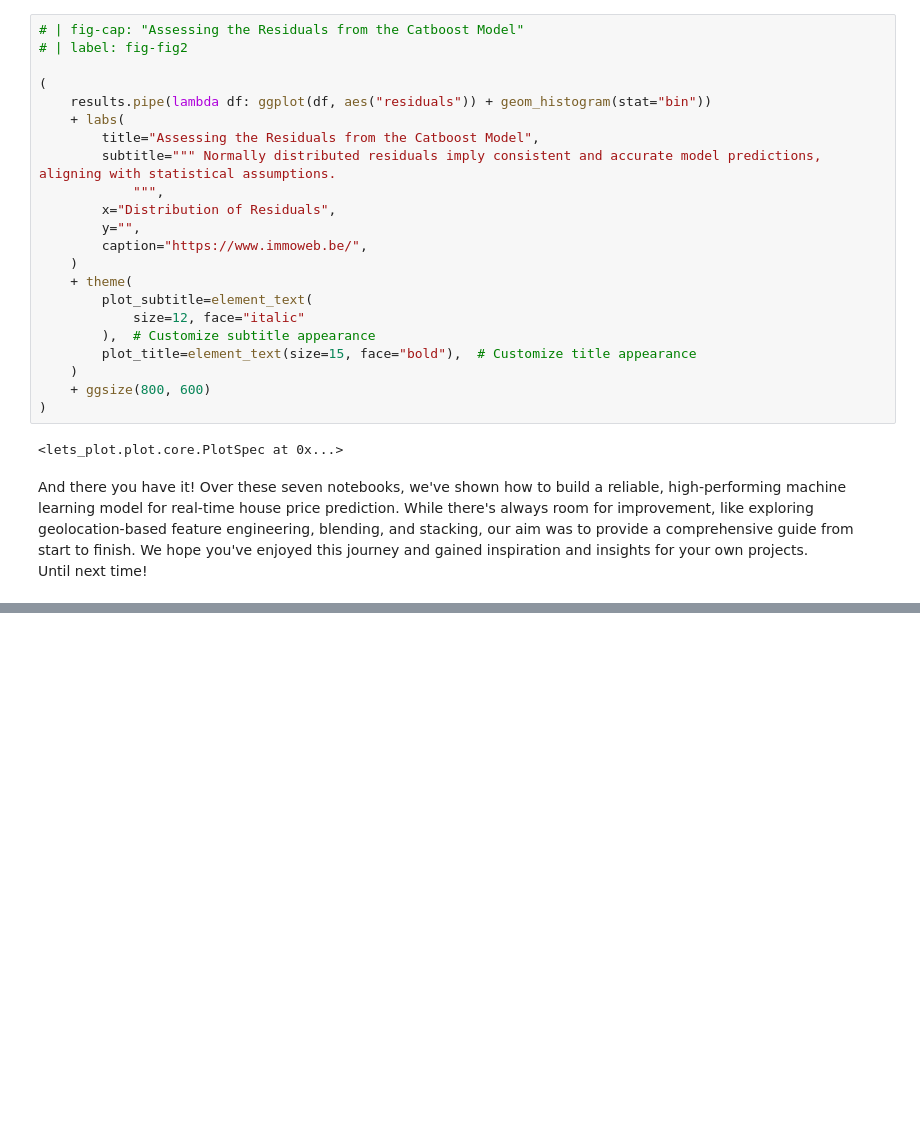
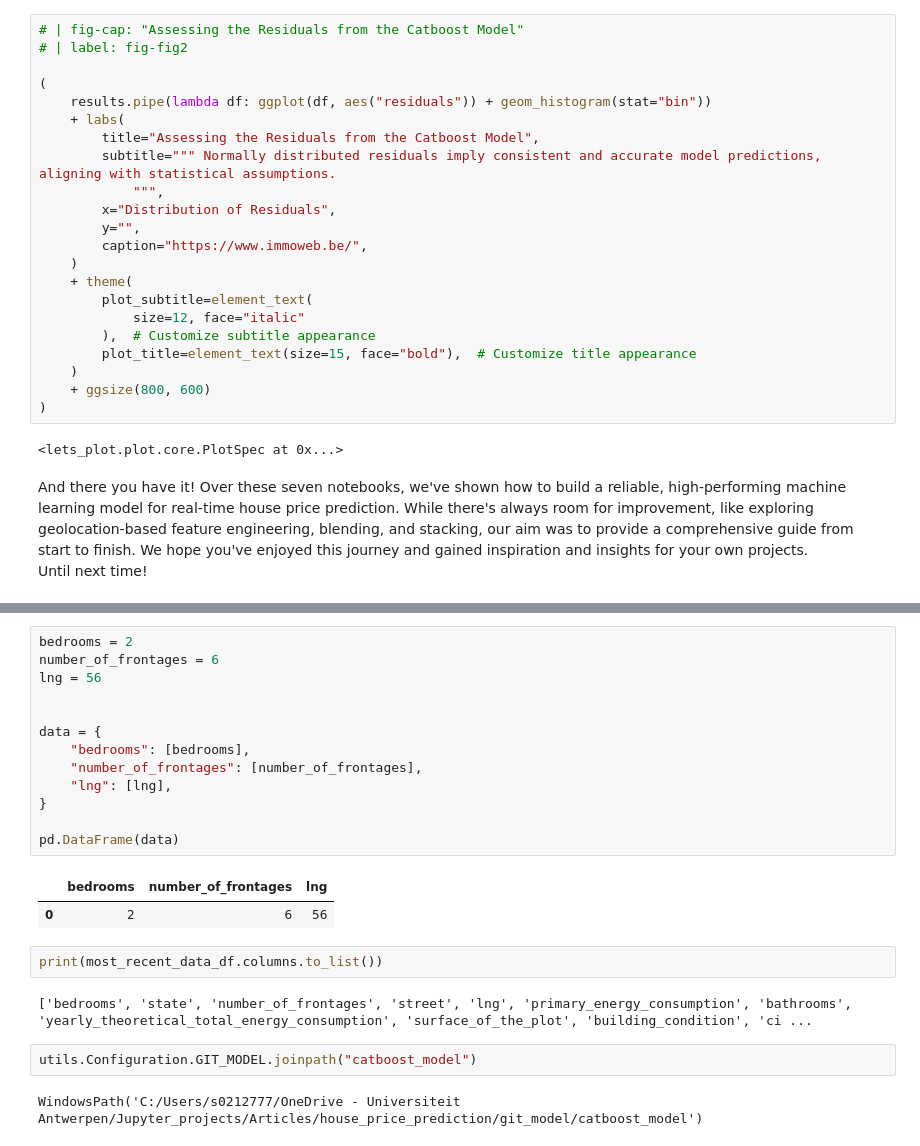
Before and after one commit to adamcseresznye/Belgian-House-Price-Predictor, a Jupyter notebook: notebooks/NB_7_ACs_Fine_tuning.ipynb, the cells around one changed output, grey strips where cells are left out. Saved outputs shown, nothing was run; the diff lists cells and outputs as text; blank space fills up the shorter version.

```diff
--- a/notebooks/NB_7_ACs_Fine_tuning.ipynb
+++ b/notebooks/NB_7_ACs_Fine_tuning.ipynb
@@ -439,0 +480,24 @@ Until next time!
+# %%
+bedrooms = 2
+number_of_frontages = 6
+lng = 56
+
+
+data = {
+    "bedrooms": [bedrooms],
+    "number_of_frontages": [number_of_frontages],
+    "lng": [lng],
+}
+
+pd.DataFrame(data)
+# %% [output]
+|  | bedrooms | number_of_frontages | lng |
+| 0 | 2 | 6 | 56 |
+# %%
+print(most_recent_data_df.columns.to_list())
+# %% [output]
+['bedrooms', 'state', 'number_of_frontages', 'street', 'lng', 'primary_energy_consumption', 'bathrooms', 'yearly_theoretical_total_energy_consumption', 'surface_of_the_plot', 'building_condition', 'ci ...
+# %%
+utils.Configuration.GIT_MODEL.joinpath("catboost_model")
+# %% [output]
+WindowsPath('C:/Users/s0212777/OneDrive - Universiteit Antwerpen/Jupyter_projects/Articles/house_price_prediction/git_model/catboost_model')
```
Also changed, not shown: parts of 4 cells of this notebook, 14 other files.
